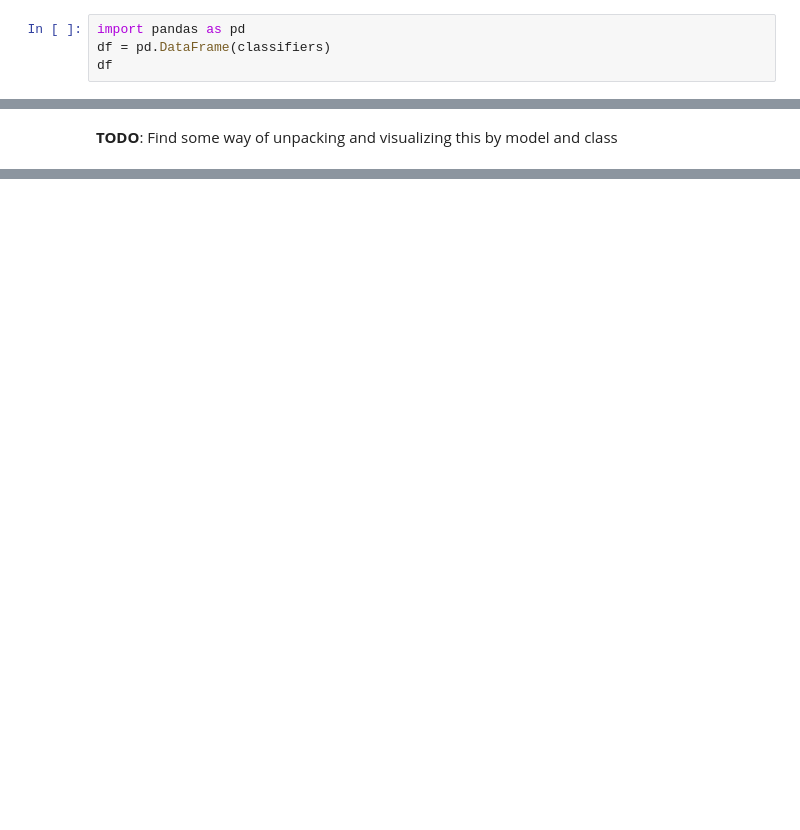
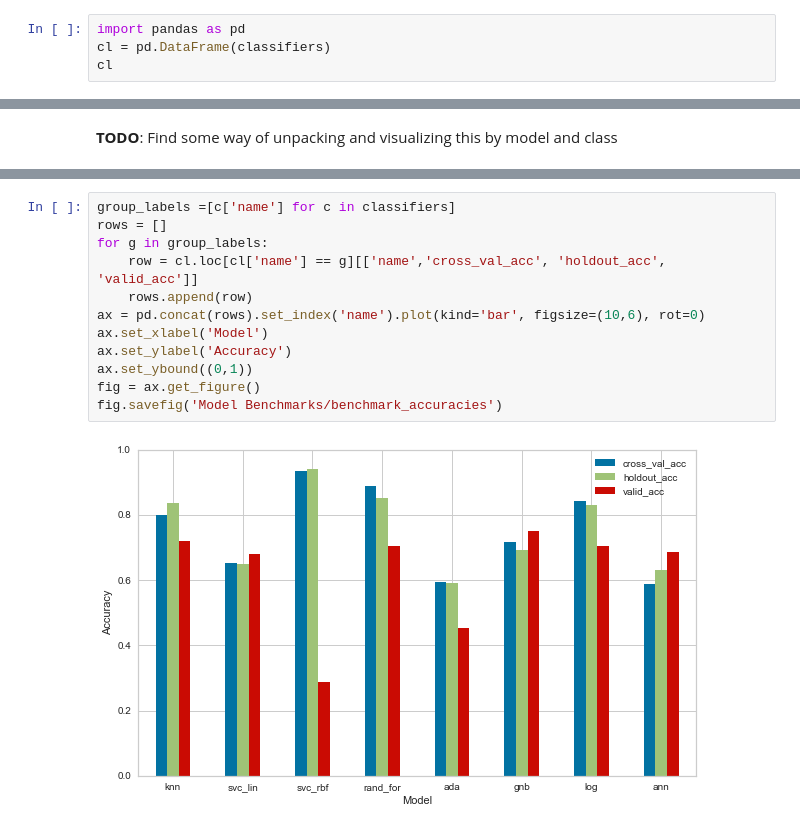
Before and after one commit to jtbricker/parkinsons-ml, a Jupyter notebook: Model Benchmarks/ModelingBenchmarks.ipynb, the cells around one changed output, grey strips where cells are left out. Cells and saved outputs as stored; diff of their text form; blank space fills up the shorter version.

```diff
--- a/Model Benchmarks/ModelingBenchmarks.ipynb
+++ b/Model Benchmarks/ModelingBenchmarks.ipynb
@@ -132,6 +135,6 @@ Validation Data Score: 0.289062
 ... (20 outputs left out)
 # %%
 import pandas as pd
-df = pd.DataFrame(classifiers)
-df
+cl = pd.DataFrame(classifiers)
+cl
 # %% [output]
@@ -148,0 +175,14 @@ __TODO__: Find some way of unpacking and visualizing this by model and class
+# %%
+group_labels =[c['name'] for c in classifiers]
+rows = []
+for g in group_labels:
+    row = cl.loc[cl['name'] == g][['name','cross_val_acc', 'holdout_acc', 'valid_acc']]
+    rows.append(row)
+ax = pd.concat(rows).set_index('name').plot(kind='bar', figsize=(10,6), rot=0)
+ax.set_xlabel('Model')
+ax.set_ylabel('Accuracy')
+ax.set_ybound((0,1))
+fig = ax.get_figure()
+fig.savefig('Model Benchmarks/benchmark_accuracies')
+# %% [output]
+[figure, added]
```
Also changed, not shown: parts of 3 cells of this notebook, 3 other files.
